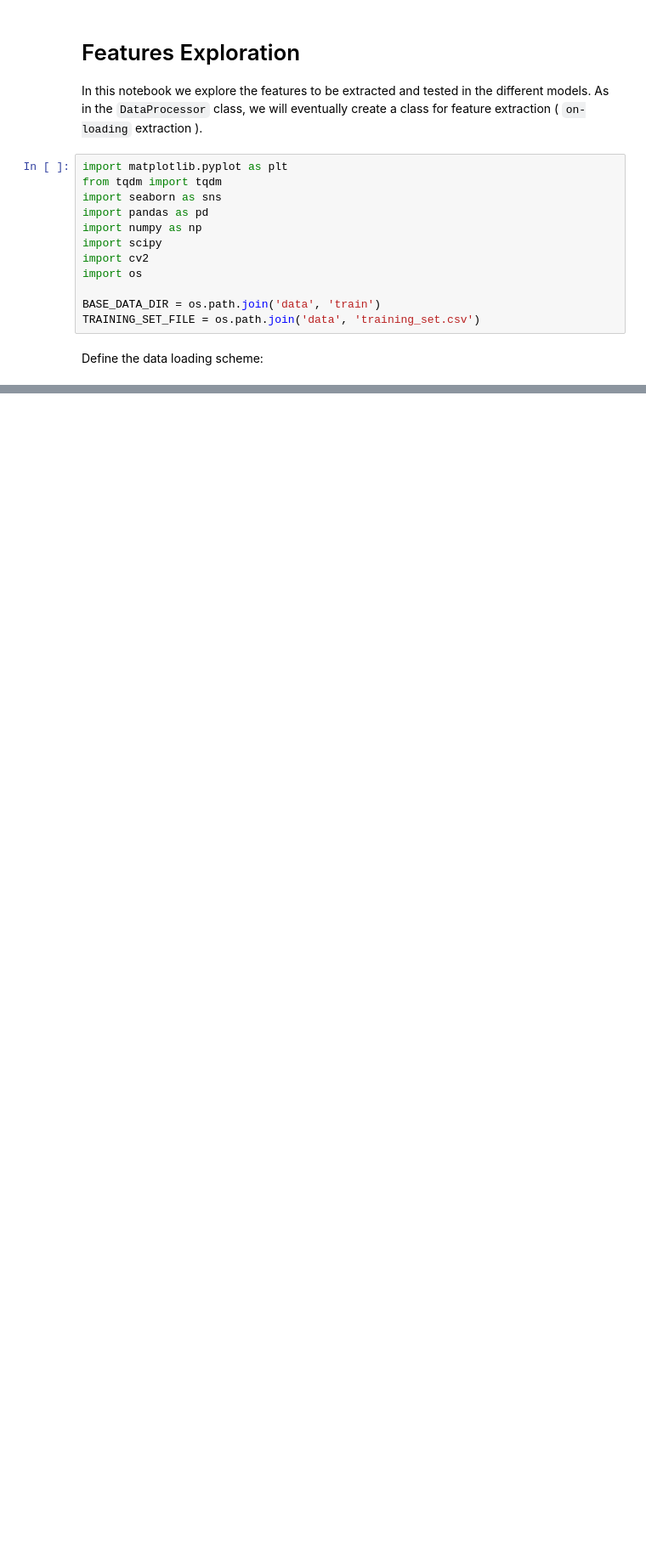
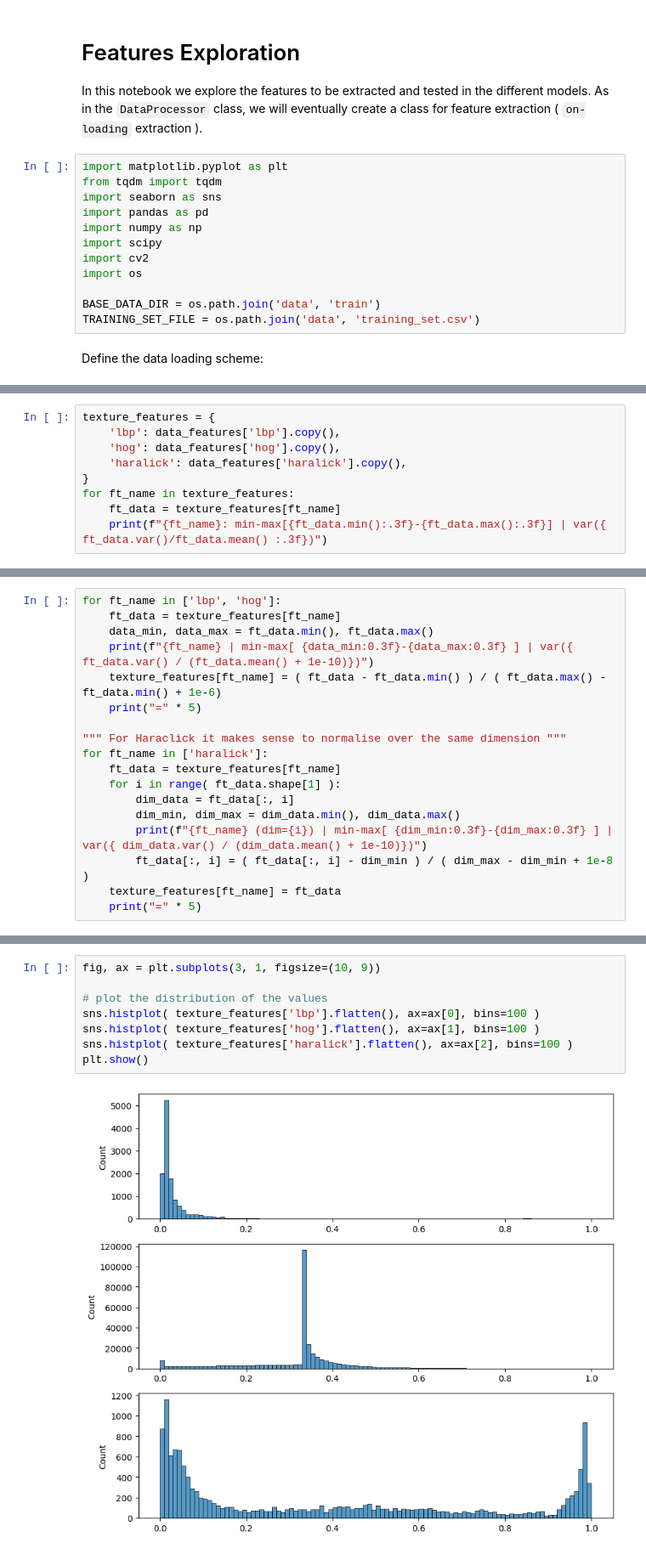
Before and after one commit to vvcastro/vision-chestXRay, a Jupyter notebook: 02_features_exploration.ipynb, the cells around one changed output, grey strips where cells are left out. Shown at 85% size. Cells and saved outputs as stored; diff of their text form; blank space fills up the shorter version.

```diff
--- a/02_features_exploration.ipynb
+++ b/02_features_exploration.ipynb
@@ -176,0 +409,9 @@ Texture Features shape: (846,)
+# %%
+texture_features = {
+    'lbp': data_features['lbp'].copy(),
+    'hog': data_features['hog'].copy(),
+    'haralick': data_features['haralick'].copy(),
+}
+for ft_name in texture_features:
+    ft_data = texture_features[ft_name]
+    print(f"{ft_name}: min-max[{ft_data.min():.3f}-{ft_data.max():.3f}] | var({ ft_data.var()/ft_data.mean() :.3f})")
@@ -176,0 +422,18 @@ Texture Features shape: (846,)
+# %%
+for ft_name in ['lbp', 'hog']:
+    ft_data = texture_features[ft_name]
+    data_min, data_max = ft_data.min(), ft_data.max()
+    print(f"{ft_name} | min-max[ {data_min:0.3f}-{data_max:0.3f} ] | var({ ft_data.var() / (ft_data.mean() + 1e-10)})")
+    texture_features[ft_name] = ( ft_data - ft_data.min() ) / ( ft_data.max() - ft_data.min() + 1e-6)
+    print("=" * 5)
+
+""" For Haraclick it makes sense to normalise over the same dimension """
+for ft_name in ['haralick']:
+    ft_data = texture_features[ft_name]
+    for i in range( ft_data.shape[1] ):
+        dim_data = ft_data[:, i]
+        dim_min, dim_max = dim_data.min(), dim_data.max()
+        print(f"{ft_name} (dim={i}) | min-max[ {dim_min:0.3f}-{dim_max:0.3f} ] | var({ dim_data.var() / (dim_data.mean() + 1e-10)})")
+        ft_data[:, i] = ( ft_data[:, i] - dim_min ) / ( dim_max - dim_min + 1e-8 )
+    texture_features[ft_name] = ft_data
+    print("=" * 5)
@@ -176,0 +462,10 @@ Texture Features shape: (846,)
+# %%
+fig, ax = plt.subplots(3, 1, figsize=(10, 9))
+
+# plot the distribution of the values
+sns.histplot( texture_features['lbp'].flatten(), ax=ax[0], bins=100 )
+sns.histplot( texture_features['hog'].flatten(), ax=ax[1], bins=100 )
+sns.histplot( texture_features['haralick'].flatten(), ax=ax[2], bins=100 )
+plt.show()
+# %% [output]
+[figure, added]
```
Also changed, not shown: parts of 37 cells of this notebook, 5 other files.
